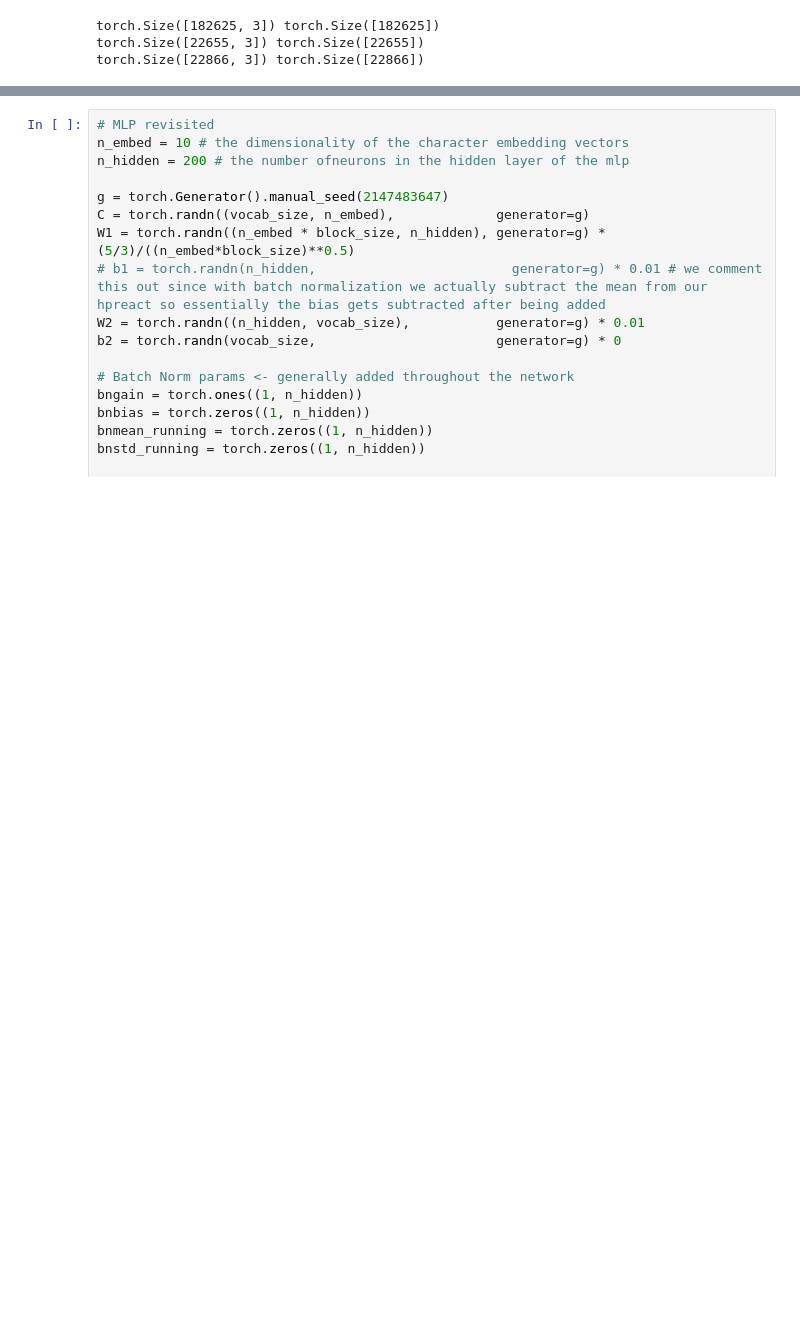
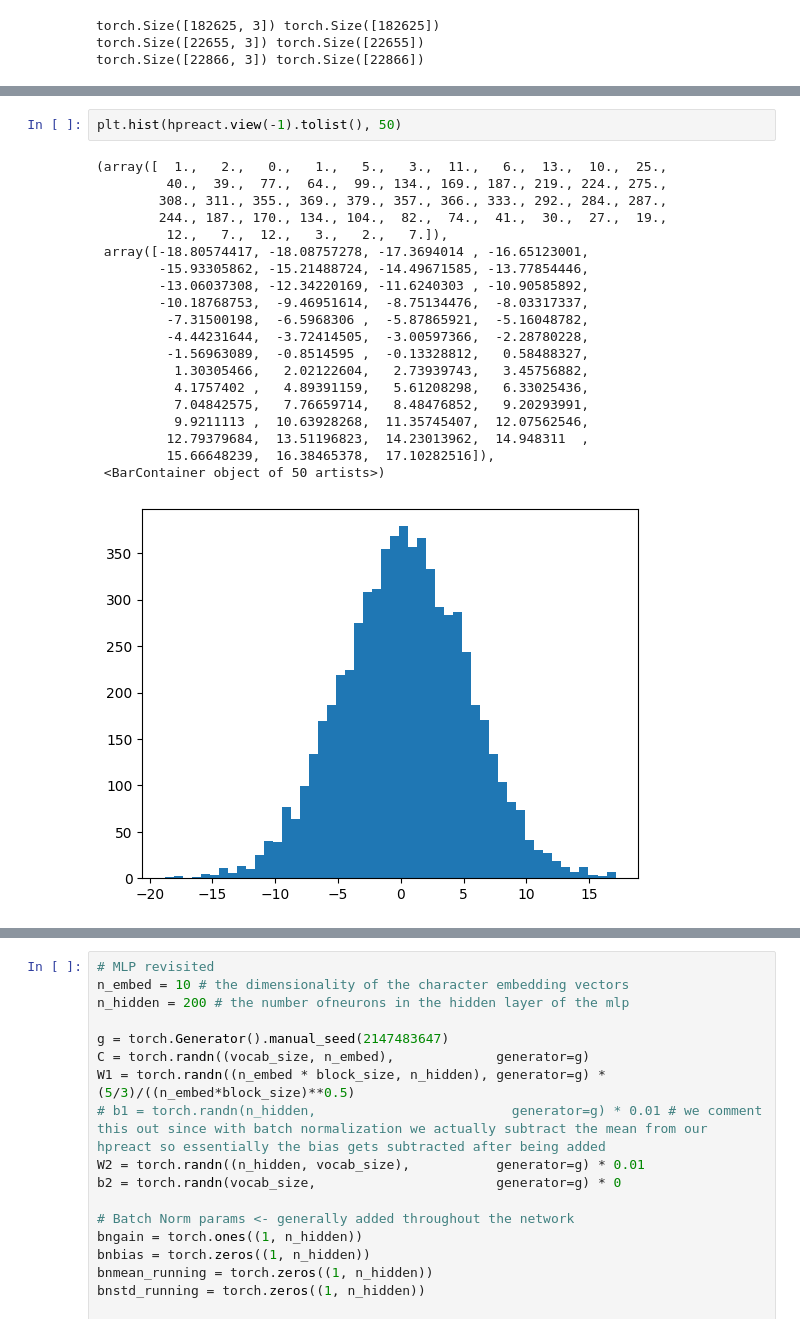
Before and after one commit to thejarlid/makemore, a Jupyter notebook: makemore_pt3/Makemore_pt3.ipynb, the cells around one changed output, grey strips where cells are left out. Saved outputs shown, nothing was run; the diff lists cells and outputs as text; blank space fills up the shorter version.

```diff
--- a/makemore_pt3/Makemore_pt3.ipynb
+++ b/makemore_pt3/Makemore_pt3.ipynb
@@ -107,0 +214,23 @@ If our logits looked like the following [0.0, 0.0, 0.0, 0.0], then each index wi
+# %%
+plt.hist(hpreact.view(-1).tolist(), 50)
+# %% [output]
+(array([  1.,   2.,   0.,   1.,   5.,   3.,  11.,   6.,  13.,  10.,  25.,
+         40.,  39.,  77.,  64.,  99., 134., 169., 187., 219., 224., 275.,
+        308., 311., 355., 369., 379., 357., 366., 333., 292., 284., 287.,
+        244., 187., 170., 134., 104.,  82.,  74.,  41.,  30.,  27.,  19.,
+         12.,   7.,  12.,   3.,   2.,   7.]),
+ array([-18.80574417, -18.08757278, -17.3694014 , -16.65123001,
+        -15.93305862, -15.21488724, -14.49671585, -13.77854446,
+        -13.06037308, -12.34220169, -11.6240303 , -10.90585892,
+        -10.18768753,  -9.46951614,  -8.75134476,  -8.03317337,
+         -7.31500198,  -6.5968306 ,  -5.87865921,  -5.16048782,
+         -4.44231644,  -3.72414505,  -3.00597366,  -2.28780228,
+         -1.56963089,  -0.8514595 ,  -0.13328812,   0.58488327,
+          1.30305466,   2.02122604,   2.73939743,   3.45756882,
+          4.1757402 ,   4.89391159,   5.61208298,   6.33025436,
+          7.04842575,   7.76659714,   8.48476852,   9.20293991,
+          9.9211113 ,  10.63928268,  11.35745407,  12.07562546,
+         12.79379684,  13.51196823,  14.23013962,  14.948311  ,
+         15.66648239,  16.38465378,  17.10282516]),
+ <BarContainer object of 50 artists>)
+[figure, added]
```
Also changed, not shown: parts of 13 cells of this notebook.
